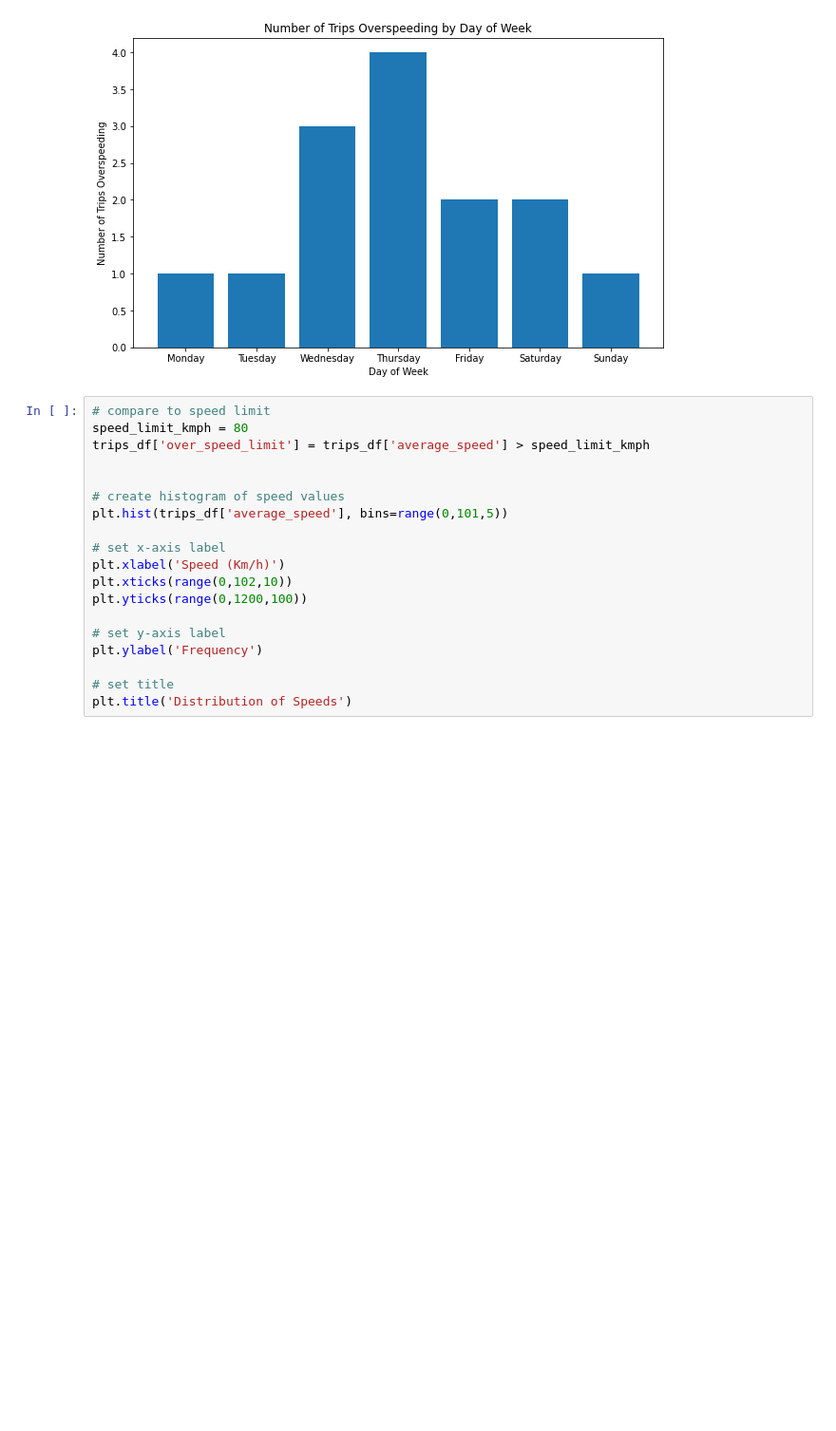
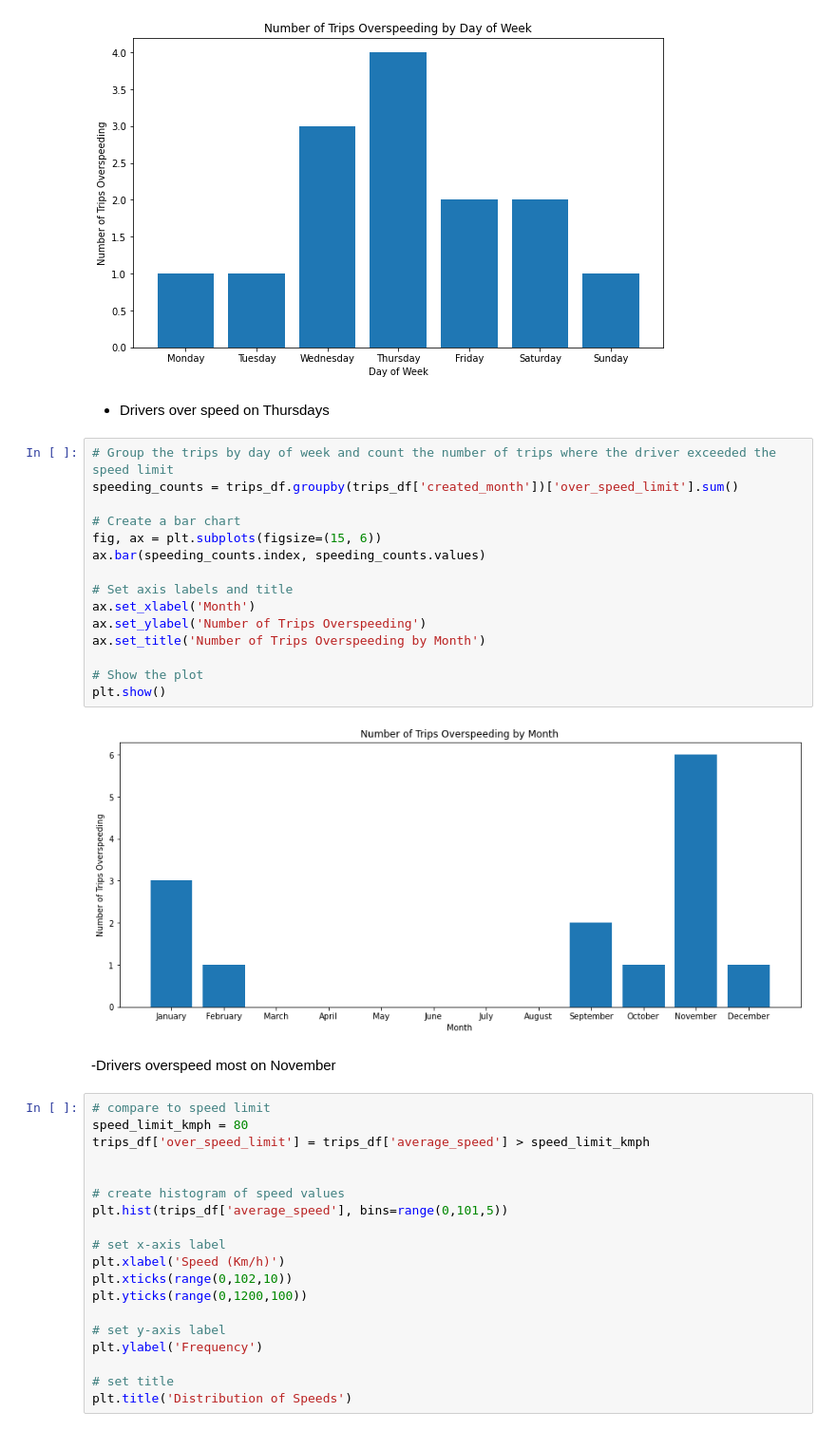
Before and after one commit to joykangangi/DataSciencePlayground, a Jupyter notebook: Yatsa_Analytics_EDA.ipynb, the cells around one changed output. Shown at 95% size. Drawn from its saved outputs; the diff is of its cells as text; blank space fills up the shorter version.

```diff
--- a/Yatsa_Analytics_EDA.ipynb
+++ b/Yatsa_Analytics_EDA.ipynb
@@ -540,6 +541,27 @@ ax.set_title('Number of Trips Overspeeding by Day of Week')
 plt.show()
 # %% [output]
 [figure]
+# %% [markdown]
+- Drivers over speed on Thursdays
+# %%
+# Group the trips by day of week and count the number of trips where the driver exceeded the speed limit
+speeding_counts = trips_df.groupby(trips_df['created_month'])['over_speed_limit'].sum()
+
+# Create a bar chart
+fig, ax = plt.subplots(figsize=(15, 6))
+ax.bar(speeding_counts.index, speeding_counts.values)
+
+# Set axis labels and title
+ax.set_xlabel('Month')
+ax.set_ylabel('Number of Trips Overspeeding')
+ax.set_title('Number of Trips Overspeeding by Month')
+
+# Show the plot
+plt.show()
+# %% [output]
+[figure, added]
+# %% [markdown]
+-Drivers overspeed most on November
 # %%
 # compare to speed limit
 speed_limit_kmph = 80
```
Also changed, not shown: parts of 22 cells of this notebook.
